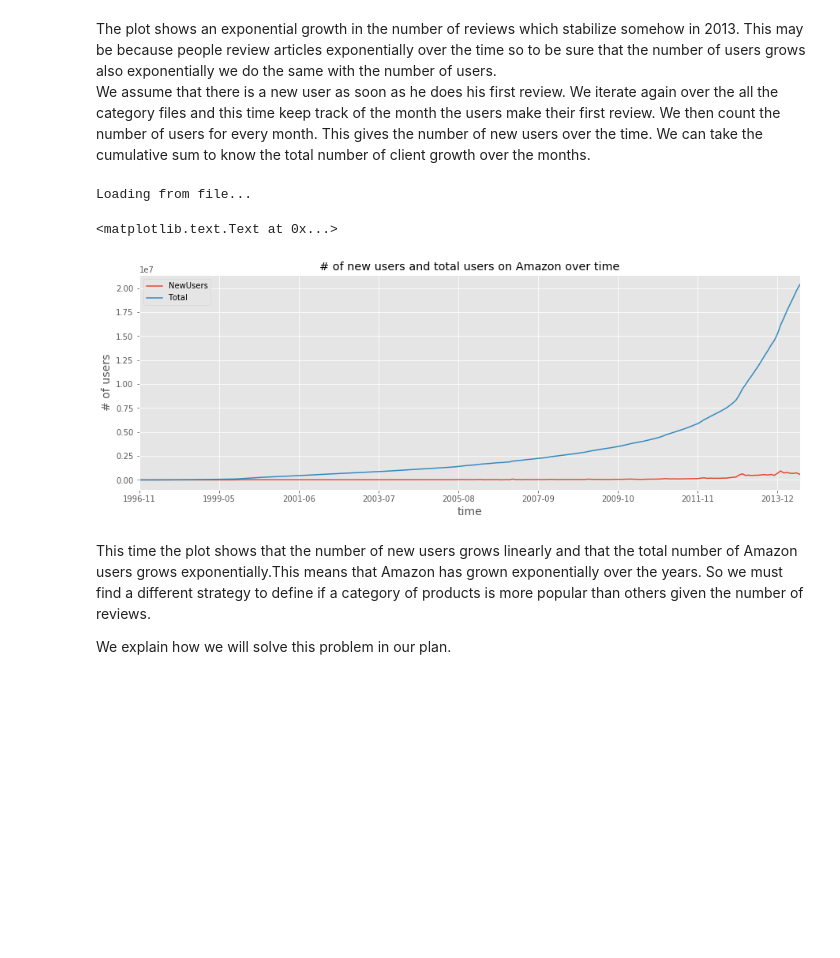
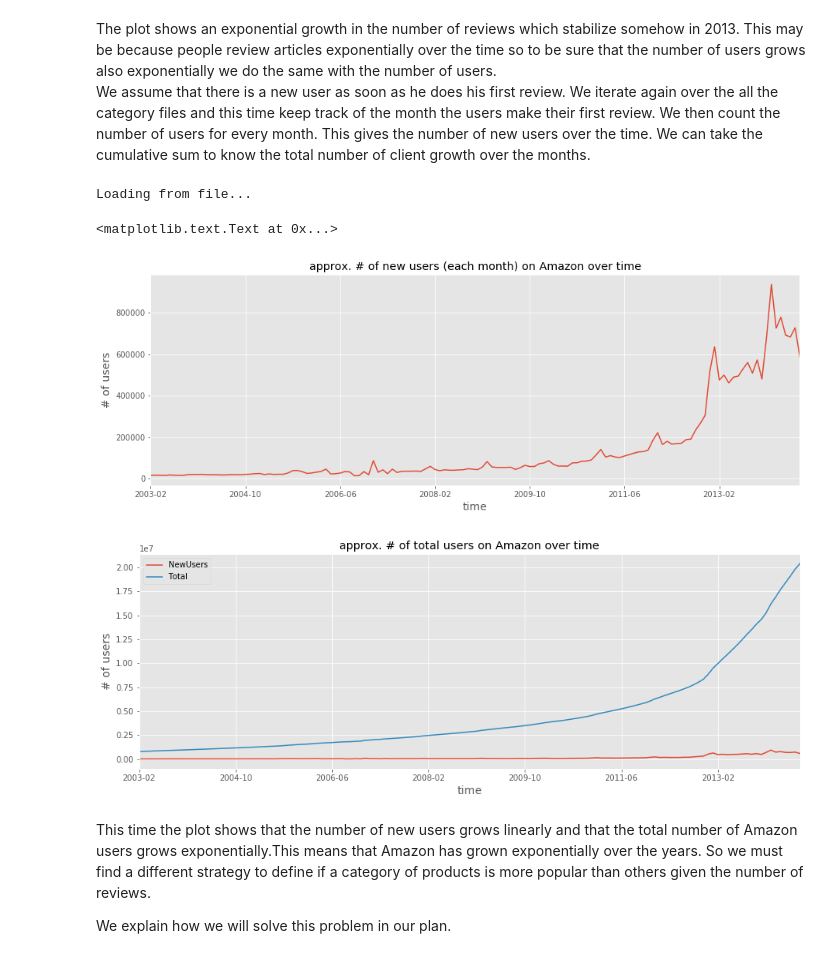
Before and after one commit to darioAnongba/EPFL-ADA, a Jupyter notebook: project/Report.ipynb, the cells around one changed output. Saved outputs shown, nothing was run; the diff lists cells and outputs as text; code cells hidden in the pictures; blank space fills up the shorter version.

```diff
--- a/project/Report.ipynb
+++ b/project/Report.ipynb
@@ -365,14 +365,18 @@ def find_users_first_review(acc,file_path):
         print('skipped {} rows because of KeyError (not present) or ValueError (not parsable)'.format(skiped))
 # %%
 # Load Users Growth and show the graph
-users_growth_df = loadCountData(USER_COUNT, ['NewUsers','Date'], find_users_first_review, 'Users')
-users_growth_df.plot(title='# of new users and total users on Amazon over time')
+users_growth_df = loadCountData(USER_COUNT, ['NewUsers','Date'], find_users_first_review, 'Users', truncate=True)
+users_growth_df['NewUsers'].plot(title='approx. # of new users (each month) on Amazon over time')
 plt.xlabel('time', fontsize=14)
 plt.ylabel('# of users', fontsize=14)
+users_growth_df.plot(title='approx. # of total users on Amazon over time')
+plt.xlabel('time', fontsize=14)
+plt.ylabel('# of users', fontsize=14)
 # %% [output]
 Loading from file...
 <matplotlib.text.Text at 0x...>
-[figure, old version]
+[figure, new version]
+[figure, added]
 # %% [markdown]
 This time the plot shows that the number of new users grows linearly and that the total number of Amazon users grows exponentially.This means that Amazon has grown exponentially over the years. So we must find a different strategy to define if a category of products is more popular than others given the number of reviews.
 
```
Also changed, not shown: parts of 7 cells of this notebook, 1 other file.
